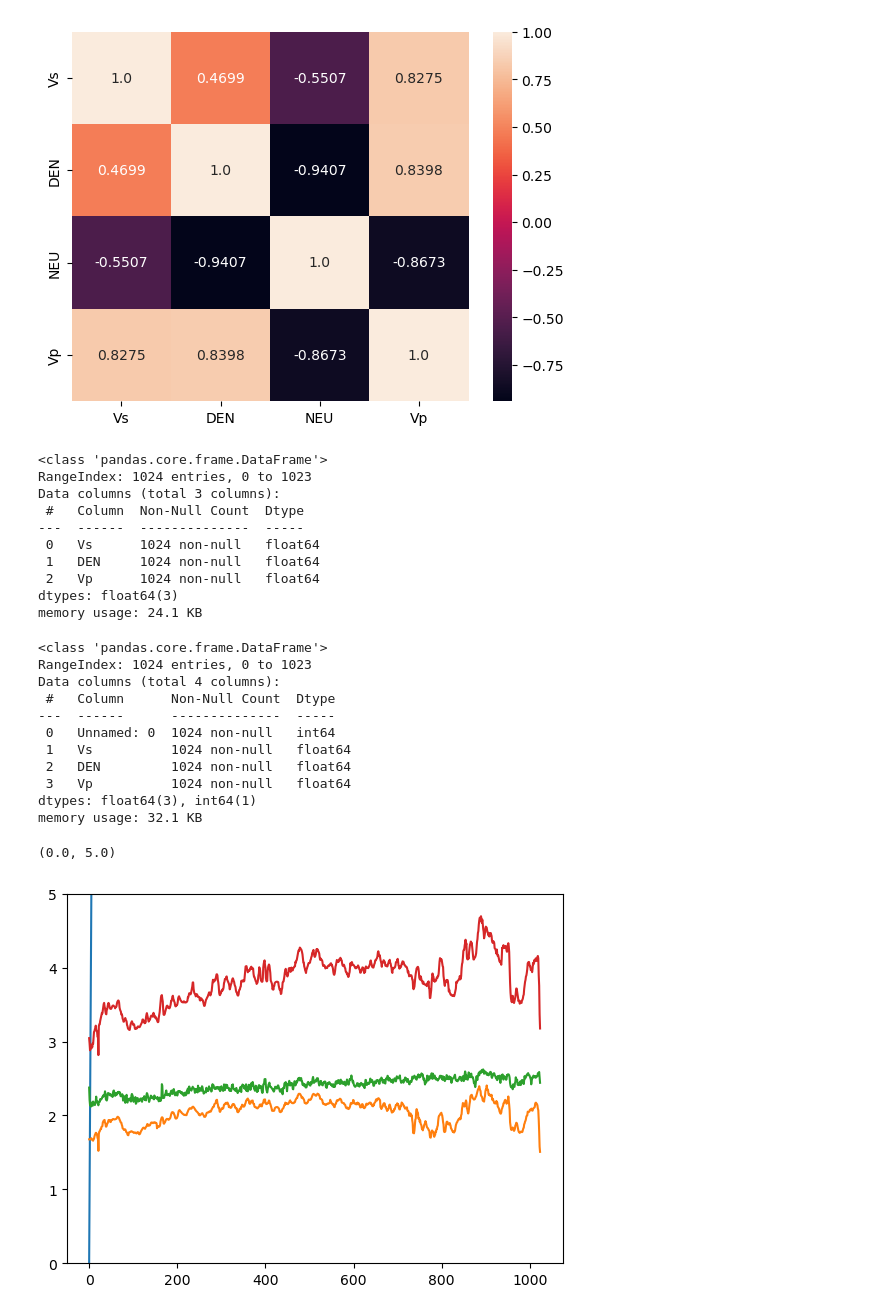
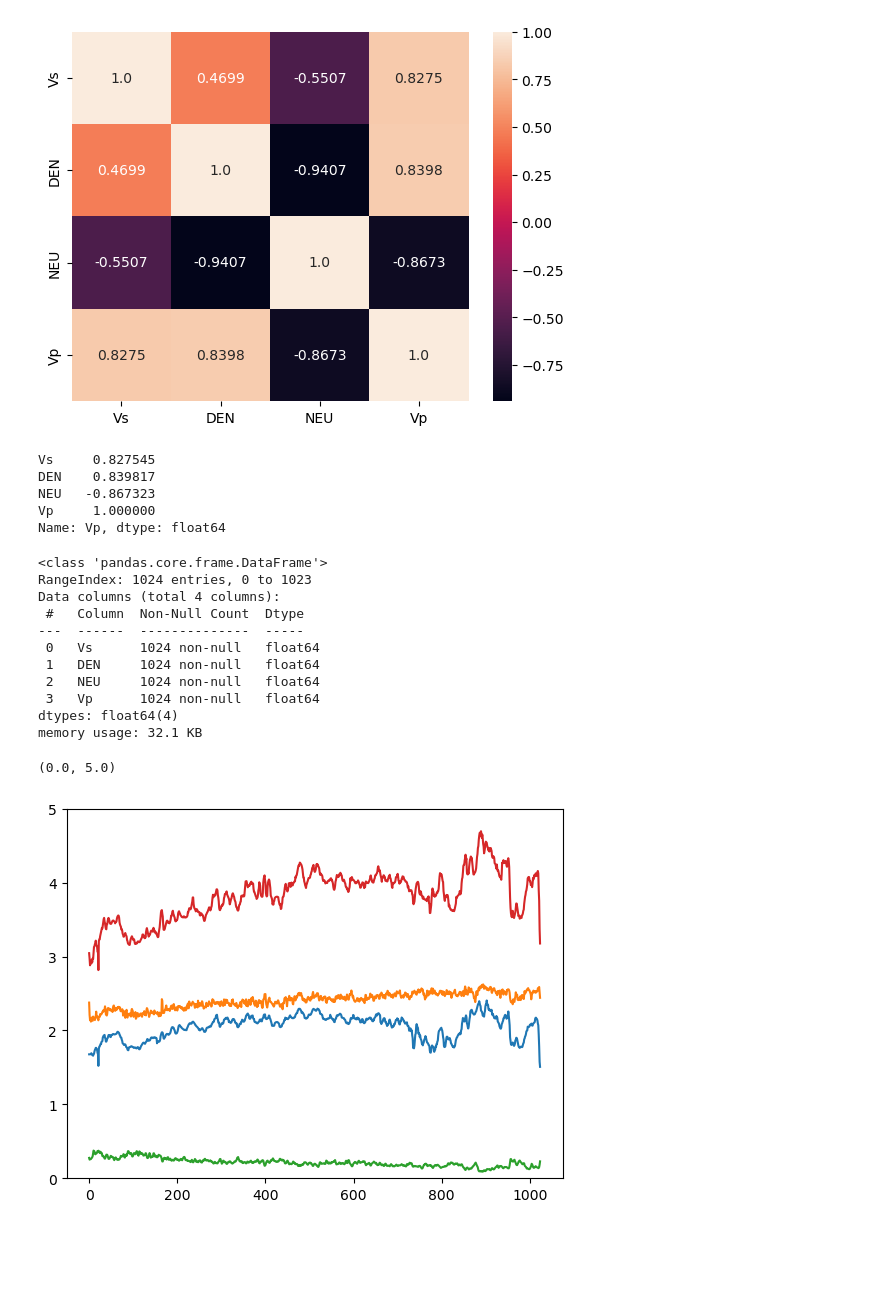
Before and after one commit to GitLars0/Teknisk-Modellering, a Jupyter notebook: ass_3/Project3_1.ipynb, the cells around one changed output. Drawn from its saved outputs; the diff is of its cells as text; code cells hidden in the pictures; blank space fills up the shorter version.

```diff
--- a/ass_3/Project3_1.ipynb
+++ b/ass_3/Project3_1.ipynb
@@ -213,42 +213,33 @@ CorrelationData
 | NEU | -0.550656 | -0.940704 | 1.000000 | -0.867323 |
 | Vp | 0.827545 | 0.839817 | -0.867323 | 1.000000 |
 [figure]
-# %%
-CorrelationData['Vs'][abs(CorrelationData['Vs']) > 0.5]
-Data_forML = df2.drop(['NEU'], axis=1)
-
-Data_forML.info()
-Data_forML.to_excel('FinalCleanedSelected.xlsx')
-# %% [output]
-<class 'pandas.core.frame.DataFrame'>
-RangeIndex: 1024 entries, 0 to 1023
-Data columns (total 3 columns):
- #   Column  Non-Null Count  Dtype
----  ------  --------------  -----
- 0   Vs      1024 non-null   float64
- 1   DEN     1024 non-null   float64
- 2   Vp      1024 non-null   float64
-dtypes: float64(3)
-memory usage: 24.1 KB
+# %%
+CorrelationData['Vp'][abs(CorrelationData['Vp']) > 0.5]
+# %% [output]
+Vs     0.827545
+DEN    0.839817
+NEU   -0.867323
+Vp     1.000000
+Name: Vp, dtype: float64
 # %%
-df3 = pd.read_excel('FinalCleanedSelected.xlsx')
+df3 = pd.read_excel('CleanOutlier1.xlsx')
 df3.info()
 plt.plot(df3)
 plt.ylim(0,5)
 # %% [output]
 <class 'pandas.core.frame.DataFrame'>
 RangeIndex: 1024 entries, 0 to 1023
 Data columns (total 4 columns):
- #   Column      Non-Null Count  Dtype
----  ------      --------------  -----
- 0   Unnamed: 0  1024 non-null   int64
- 1   Vs          1024 non-null   float64
- 2   DEN         1024 non-null   float64
- 3   Vp          1024 non-null   float64
-dtypes: float64(3), int64(1)
+ #   Column  Non-Null Count  Dtype
+---  ------  --------------  -----
+ 0   Vs      1024 non-null   float64
+ 1   DEN     1024 non-null   float64
+ 2   NEU     1024 non-null   float64
+ 3   Vp      1024 non-null   float64
+dtypes: float64(4)
 memory usage: 32.1 KB
 (0.0, 5.0)
-[figure, old version]
+[figure, new version]
 # %%
 plt.plot(df3['Vp'])
 dfx1 = df3['Vp'].rolling(window =15).mean().plot(figsize=(10,6))
```
Also changed, not shown: parts of 11 cells of this notebook, 3 other files.
